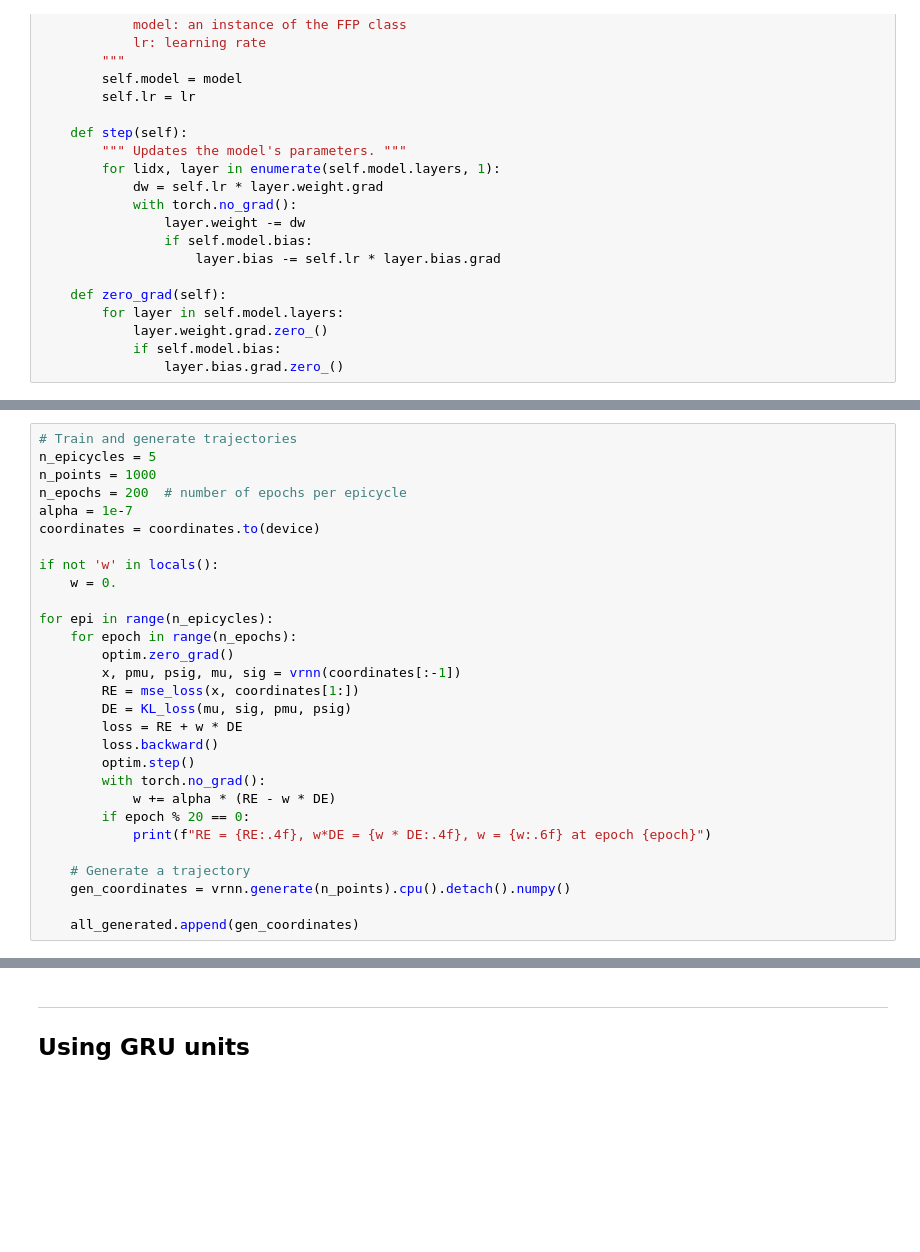
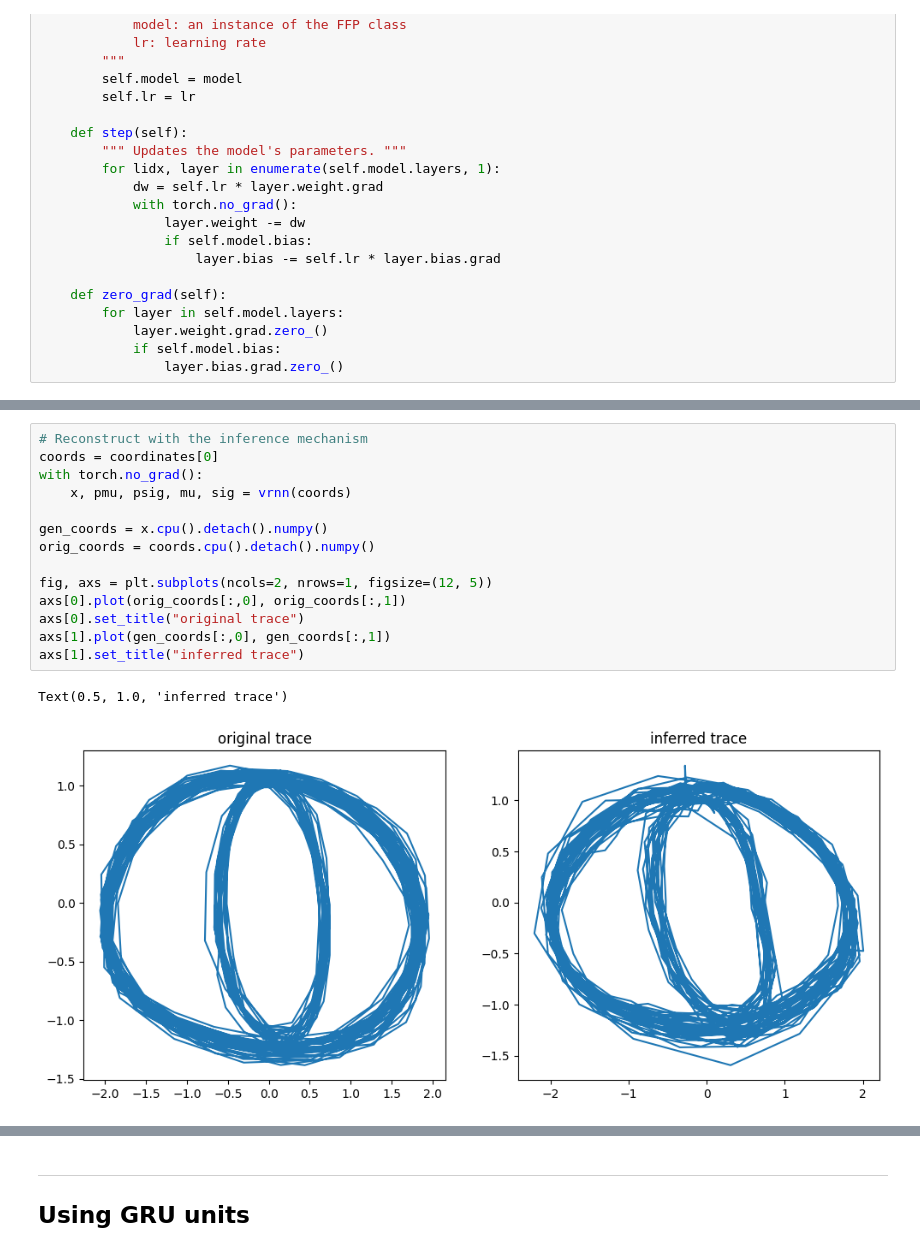
Before and after one commit to sergio-verduzco/deep_explorations, a Jupyter notebook: rnn/VRNN.ipynb, the cells around one changed output, grey strips where cells are left out. Drawn from its saved outputs; the diff is of its cells as text; blank space fills up the shorter version.

```diff
--- a/rnn/VRNN.ipynb
+++ b/rnn/VRNN.ipynb
@@ -590,32 +407,3 @@ n_points = 1000
 gen_coordinates = vrnn.generate(n_points).cpu().detach().numpy()
 
 all_generated.append(gen_coordinates)
-# %%
-# Train and generate trajectories
-n_epicycles = 5
-n_points = 1000
-n_epochs = 200  # number of epochs per epicycle
-alpha = 1e-7
-coordinates = coordinates.to(device)
-
-if not 'w' in locals():
-    w = 0.
-
-for epi in range(n_epicycles):
-    for epoch in range(n_epochs):
-        optim.zero_grad()
-        x, pmu, psig, mu, sig = vrnn(coordinates[:-1])
-        RE = mse_loss(x, coordinates[1:])
-        DE = KL_loss(mu, sig, pmu, psig)
-        loss = RE + w * DE
-        loss.backward()
-        optim.step()
-        with torch.no_grad():
-            w += alpha * (RE - w * DE)
-        if epoch % 20 == 0:
-            print(f"RE = {RE:.4f}, w*DE = {w * DE:.4f}, w = {w:.6f} at epoch {epoch}")
-
-    # Generate a trajectory
-    gen_coordinates = vrnn.generate(n_points).cpu().detach().numpy()
-
-    all_generated.append(gen_coordinates)
@@ -674,0 +504,17 @@ for trace in range(n_traces):
+# %%
+# Reconstruct with the inference mechanism
+coords = coordinates[0]
+with torch.no_grad():
+    x, pmu, psig, mu, sig = vrnn(coords)
+
+gen_coords = x.cpu().detach().numpy()
+orig_coords = coords.cpu().detach().numpy()
+
+fig, axs = plt.subplots(ncols=2, nrows=1, figsize=(12, 5))
+axs[0].plot(orig_coords[:,0], orig_coords[:,1])
+axs[0].set_title("original trace")
+axs[1].plot(gen_coords[:,0], gen_coords[:,1])
+axs[1].set_title("inferred trace")
+# %% [output]
+Text(0.5, 1.0, 'inferred trace')
+[figure, added]
```
Also changed, not shown: parts of 24 cells of this notebook, 16 other files.
